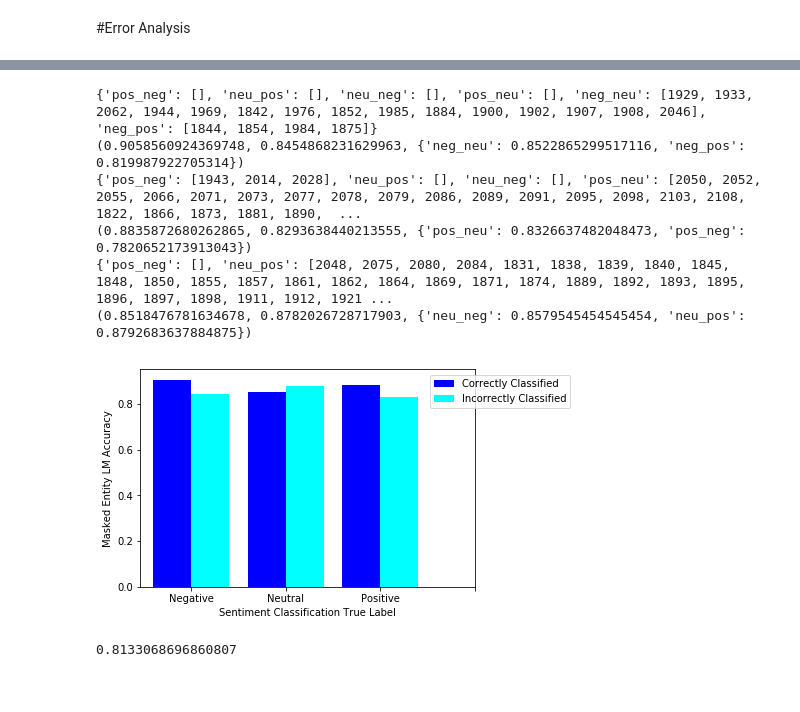
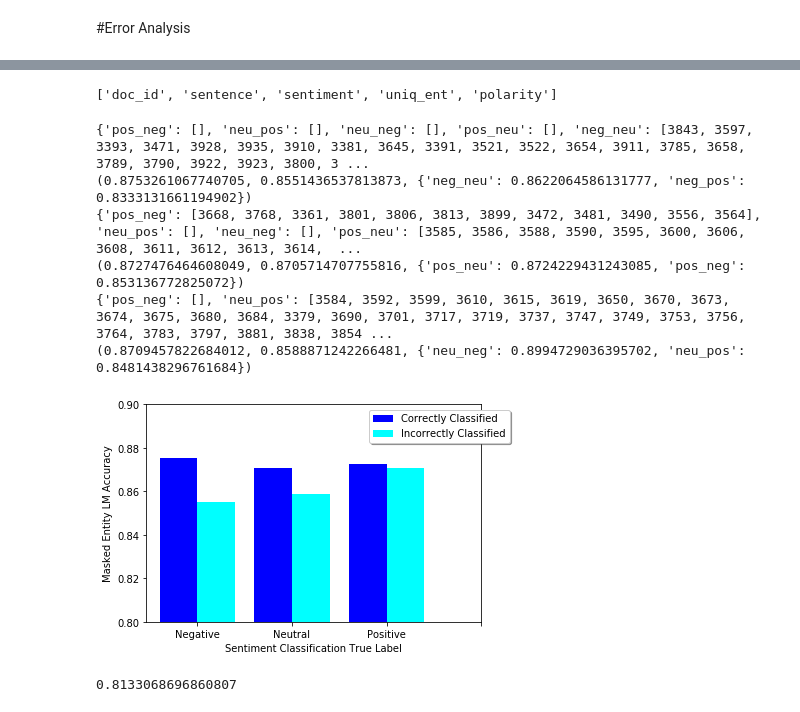
Before and after one commit to MHDBST/BERT_examples, a Jupyter notebook: MyBert_paragraph_document_TPU.ipynb, the cells around one changed output, grey strips where cells are left out. Cells and saved outputs as stored; diff of their text form; code cells hidden in the pictures.

```diff
--- a/MyBert_paragraph_document_TPU.ipynb
+++ b/MyBert_paragraph_document_TPU.ipynb
@@ -398,10 +438,10 @@ dev_InputExamples_doc = dev_doc.apply(lambda x: bert.run_classifier.InputExample
                                                                    text_b = None,
                                                                    label = x[LABEL_COLUMN]), axis = 1)
 
-dev_summ_InputExamples_doc = dev_summary.apply(lambda x: bert.run_classifier.InputExample(guid=None,
-                                                                   text_a = x[DATA_COLUMN],
-                                                                   text_b = None,
-                                                                   label = x[LABEL_COLUMN]), axis = 1)
+# dev_summ_InputExamples_doc = dev_summary.apply(lambda x: bert.run_classifier.InputExample(guid=None,
+#                                                                    text_a = x[DATA_COLUMN],
+#                                                                    text_b = None,
+#                                                                    label = x[LABEL_COLUMN]), axis = 1)
 
 
 
@@ -620,10 +678,10 @@ model_train(estimator_from_tfhub)
 # %% [markdown]
 #Evaluation and Prediction
 # %%
-# eval_examples = dev_InputExamples_doc
-# eval_features = run_classifier.convert_examples_to_features(
-#       eval_examples, label_list, MAX_SEQ_LENGTH, tokenizer)
-eval_summ_features = run_classifier.convert_examples_to_features(dev_summ_InputExamples_doc, label_list, MAX_SEQ_LENGTH, tokenizer)
+eval_examples = dev_InputExamples_doc
+eval_features = run_classifier.convert_examples_to_features(
+      eval_examples, label_list, MAX_SEQ_LENGTH, tokenizer)
+# eval_summ_features = run_classifier.convert_examples_to_features(dev_summ_InputExamples_doc, label_list, MAX_SEQ_LENGTH, tokenizer)
 def model_eval(estimator):
   # Eval the model.
 
@@ -710,7 +750,7 @@ tf.logging.set_verbosity(tf.logging.FATAL)
 test_features = run_classifier.convert_examples_to_features(test_InputExamples_doc, label_list, MAX_SEQ_LENGTH, tokenizer)
 test_features_fixed = run_classifier.convert_examples_to_features(test_InputExamples_fixed_doc, label_list, MAX_SEQ_LENGTH, tokenizer)
 
-predictions = model_predict(estimator_from_tfhub,eval_examples,eval_summ_features,checkpoint_path=OUTPUT_DIR+'/'+'best_model'+'/model.ckpt-728')
+predictions = model_predict(estimator_from_tfhub,eval_examples,eval_features,checkpoint_path=OUTPUT_DIR+'/'+'best_model'+'/model.ckpt-728')
 labels = ["Negative","Neutral", "Positive"]
 labels_val = []
 for item in predictions:
@@ -719,7 +759,7 @@ true_label = list(dev_doc['sentiment'])
 print(metrics.confusion_matrix(y_pred=labels_val,y_true=true_label))
 print(metrics.classification_report(y_pred=labels_val,y_true = true_label))
 
-# predictions = model_predict(estimator_from_tfhub,test_InputExamples_doc,test_features,checkpoint_path=OUTPUT_DIR+'/'+'Best_Model_51Dev'+'/model.ckpt-184')
+# predictions = model_predict(estimator_from_tfhub,test_InputExamples_doc,test_features,checkpoint_path=OUTPUT_DIR+'/'+'best_model'+'/model.ckpt-728')
 # labels = ["Negative","Neutral", "Positive"]
 # labels_val = []
 # for item in predictions:
@@ -728,7 +768,7 @@ print(metrics.classification_report(y_pred=labels_val,y_true = true_label))
 # print(metrics.confusion_matrix(y_pred=labels_val,y_true=true_label))
 # print(metrics.classification_report(y_pred=labels_val,y_true = true_label))
 
-# predictions = model_predict(estimator_from_tfhub,test_InputExamples_fixed_doc,test_features_fixed,checkpoint_path=OUTPUT_DIR+'/'+'Best_Model_51Dev'+'/model.ckpt-184')
+# predictions = model_predict(estimator_from_tfhub,test_InputExamples_fixed_doc,test_features_fixed,checkpoint_path=OUTPUT_DIR+'/'+'best_model'+'/model.ckpt-728')
 # labels = ["Negative","Neutral", "Positive"]
 # labels_val = []
 # for item in predictions:
@@ -1175,3 +1208,7 @@ Total
+# %%
+list(dev_ent)
+# %% [output]
+['doc_id', 'sentence', 'sentiment', 'uniq_ent', 'polarity']
 # %%
 ##### Compare the classification accuracy in sentiment analysis task and masked LM task
 dev_predicted_masked = pd.read_csv(open('/content/dev_predicted.csv'))
@@ -1256,41 +1293,43 @@ print(cc_neg, ic_neg,incorrect_perclass_neg)
 cc_pos, ic_pos,incorrect_perclass_pos = masked_LM_VS_classifier_acc(positive_info,label='Positive',method='avg')
 print(cc_pos, ic_pos,incorrect_perclass_pos)
 
 cc_neu, ic_neu,incorrect_perclass_neu = masked_LM_VS_classifier_acc(neutral_info,label='Neutral',method='avg')
 print(cc_neu, ic_neu,incorrect_perclass_neu)
 fig, ax = plt.subplots()
 index = np.arange(4)
 bar_width = 0.4
 
 
 # rect1 = plt.bar([i for i in range(3)], [cc_neg,incorrect_perclass_neu['neu_neg'],incorrect_perclass_pos['pos_neg']],bar_width,color = 'r',label='label_neg')
 # rect2 = plt.bar([i+bar_width for i in range(3)], [incorrect_perclass_neg['neg_neu'],cc_neu,incorrect_perclass_pos['pos_neu']],bar_width,color = 'y',label='label_neu')
 # rect3 = plt.bar([i+2*bar_width for i in range(3)], [incorrect_perclass_neg['neg_pos'],incorrect_perclass_neu['neu_pos'],cc_pos],bar_width,color = 'g',label='label_pos')
 # rect4 = plt.bar([i+3*bar_width for i in range(3)], [ic_neg,ic_neu,ic_pos],bar_width,color = 'b',label='label_other')
 
 rect1 = plt.bar([i for i in range(3)], [cc_neg,cc_neu,cc_pos],bar_width,color = 'blue',label='Correctly Classified')
 rect2 = plt.bar([i+bar_width for i in range(3)], [ic_neg,ic_neu,ic_pos],bar_width,color = 'cyan',label='Incorrectly Classified')
+axes = plt.gca()
+axes.set_ylim([0.8,0.9])
 
 
 
 
 # plt.tight_layout()
 ###loc: right, center left, upper right, lower right, best, center, lower left, center right, upper left, upper center, lower center
 
-plt.legend(loc='right', bbox_to_anchor=(1.3, .9), ncol=1, fancybox=True, shadow=True)
+plt.legend(loc='right', bbox_to_anchor=(1.1, .9), ncol=1, fancybox=True, shadow=True)
 # plt.legend()
 plt.xticks( index+0.5*bar_width,('Negative','Neutral','Positive'))
 plt.ylabel('Masked Entity LM Accuracy')
 plt.xlabel('Sentiment Classification True Label')
 plt.show()
 # %% [output]
-{'pos_neg': [], 'neu_pos': [], 'neu_neg': [], 'pos_neu': [], 'neg_neu': [1929, 1933, 2062, 1944, 1969, 1842, 1976, 1852, 1985, 1884, 1900, 1902, 1907, 1908, 2046], 'neg_pos': [1844, 1854, 1984, 1875]}
-(0.9058560924369748, 0.8454868231629963, {'neg_neu': 0.8522865299517116, 'neg_pos': 0.819987922705314})
-{'pos_neg': [1943, 2014, 2028], 'neu_pos': [], 'neu_neg': [], 'pos_neu': [2050, 2052, 2055, 2066, 2071, 2073, 2077, 2078, 2079, 2086, 2089, 2091, 2095, 2098, 2103, 2108, 1822, 1866, 1873, 1881, 1890,  ...
-(0.8835872680262865, 0.8293638440213555, {'pos_neu': 0.8326637482048473, 'pos_neg': 0.7820652173913043})
-{'pos_neg': [], 'neu_pos': [2048, 2075, 2080, 2084, 1831, 1838, 1839, 1840, 1845, 1848, 1850, 1855, 1857, 1861, 1862, 1864, 1869, 1871, 1874, 1889, 1892, 1893, 1895, 1896, 1897, 1898, 1911, 1912, 1921 ...
-(0.8518476781634678, 0.8782026728717903, {'neu_neg': 0.8579545454545454, 'neu_pos': 0.8792683637884875})
+{'pos_neg': [], 'neu_pos': [], 'neu_neg': [], 'pos_neu': [], 'neg_neu': [3843, 3597, 3393, 3471, 3928, 3935, 3910, 3381, 3645, 3391, 3521, 3522, 3654, 3911, 3785, 3658, 3789, 3790, 3922, 3923, 3800, 3 ...
+(0.8753261067740705, 0.8551436537813873, {'neg_neu': 0.8622064586131777, 'neg_pos': 0.8333131661194902})
+{'pos_neg': [3668, 3768, 3361, 3801, 3806, 3813, 3899, 3472, 3481, 3490, 3556, 3564], 'neu_pos': [], 'neu_neg': [], 'pos_neu': [3585, 3586, 3588, 3590, 3595, 3600, 3606, 3608, 3611, 3612, 3613, 3614,  ...
+(0.8727476464608049, 0.8705714707755816, {'pos_neu': 0.8724229431243085, 'pos_neg': 0.853136772825072})
+{'pos_neg': [], 'neu_pos': [3584, 3592, 3599, 3610, 3615, 3619, 3650, 3670, 3673, 3674, 3675, 3680, 3684, 3379, 3690, 3701, 3717, 3719, 3737, 3747, 3749, 3753, 3756, 3764, 3783, 3797, 3881, 3838, 3854 ...
+(0.8709457822684012, 0.8588871242266481, {'neu_neg': 0.8994729036395702, 'neu_pos': 0.8481438296761684})
-[figure, old version]
+[figure, new version]
 # %%
 cc_neu
 # %% [output]
```
Also changed, not shown: parts of 19 cells of this notebook.
